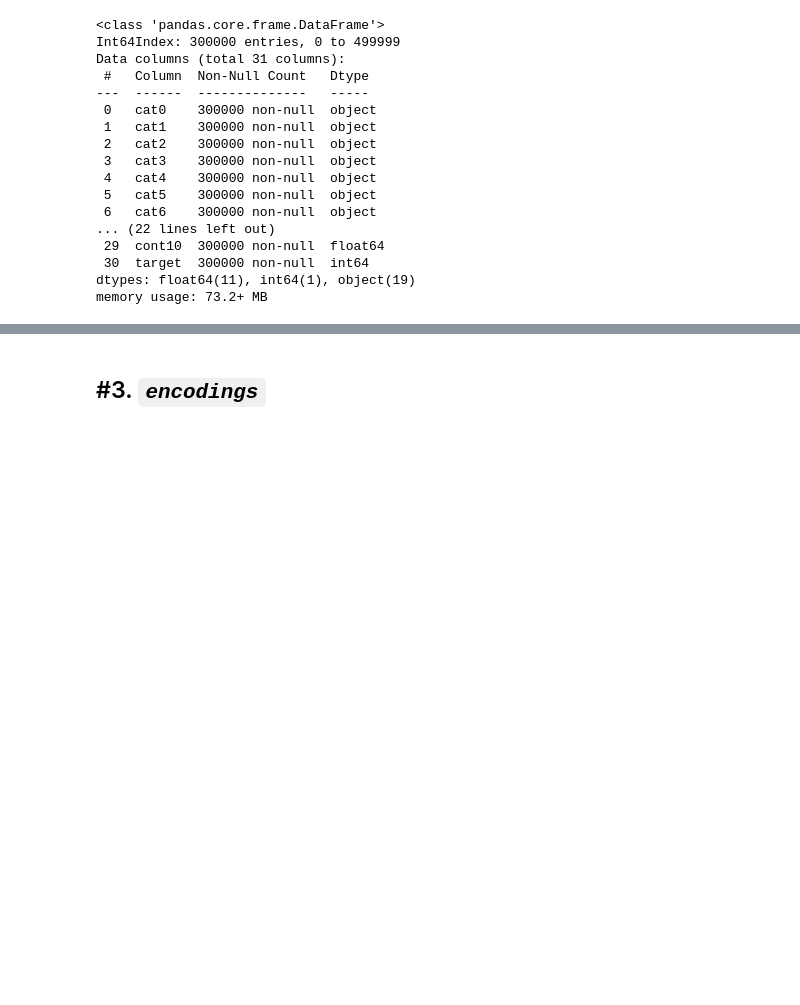
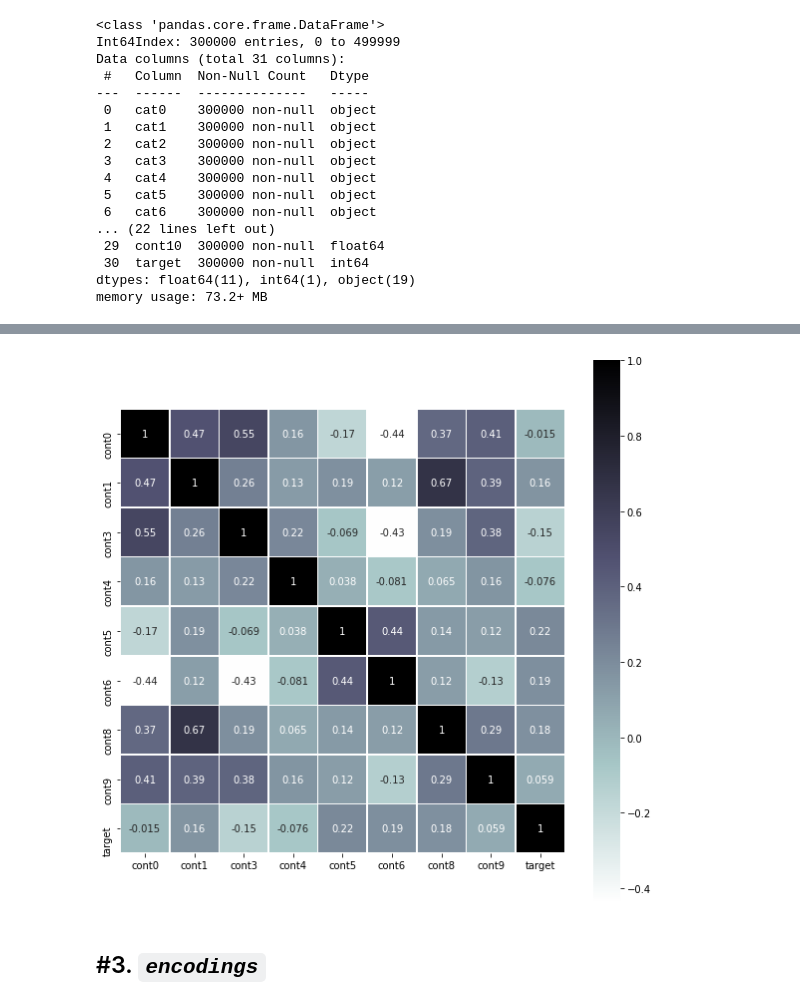
Before and after one commit to Roudranil/competitions, a Jupyter notebook: Kaggle/Tabular Playground March/tab_playground_mar.ipynb, the cells around one changed output, grey strips where cells are left out. Saved outputs shown, nothing was run; the diff lists cells and outputs as text; code cells hidden in the pictures; blank space fills up the shorter version.

```diff
--- a/Kaggle/Tabular Playground March/tab_playground_mar.ipynb
+++ b/Kaggle/Tabular Playground March/tab_playground_mar.ipynb
@@ -103,0 +113,3 @@ testdata.describe()
+# %%
+numcols = [col for col in traindf.columns if traindf[col].dtype != 'object']
+catcols = [col for col in traindf.columns if col not in numcols]
@@ -103,0 +134,5 @@ testdata.describe()
+# %%
+plt.figure(figsize=(10,10))
+sns.heatmap(traindf[numcols].corr(), square=True, linewidths=0.7, cmap="bone_r", annot=True);
+# %% [output]
+[figure, added]
```
Also changed, not shown: parts of 9 cells of this notebook.
